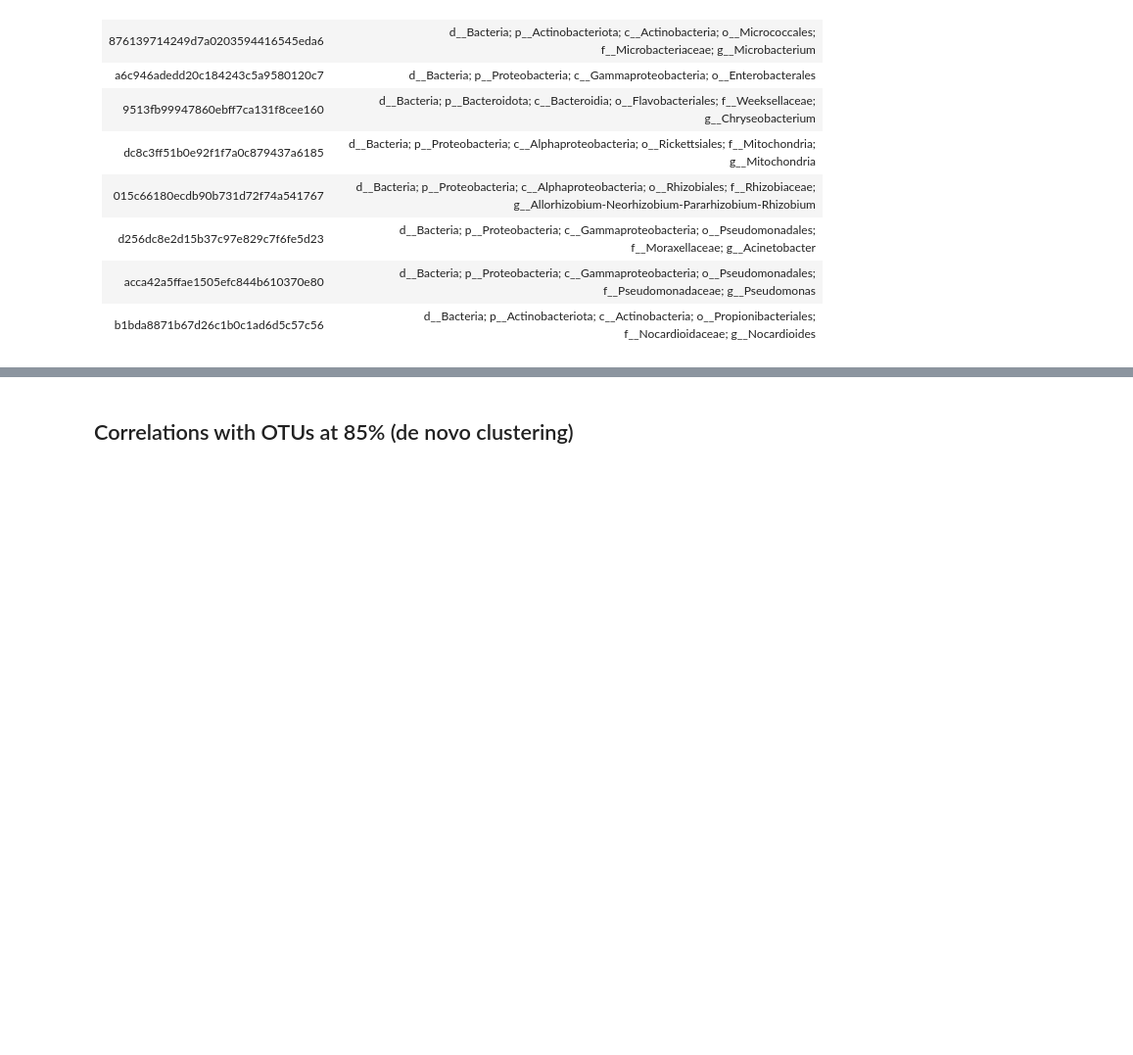
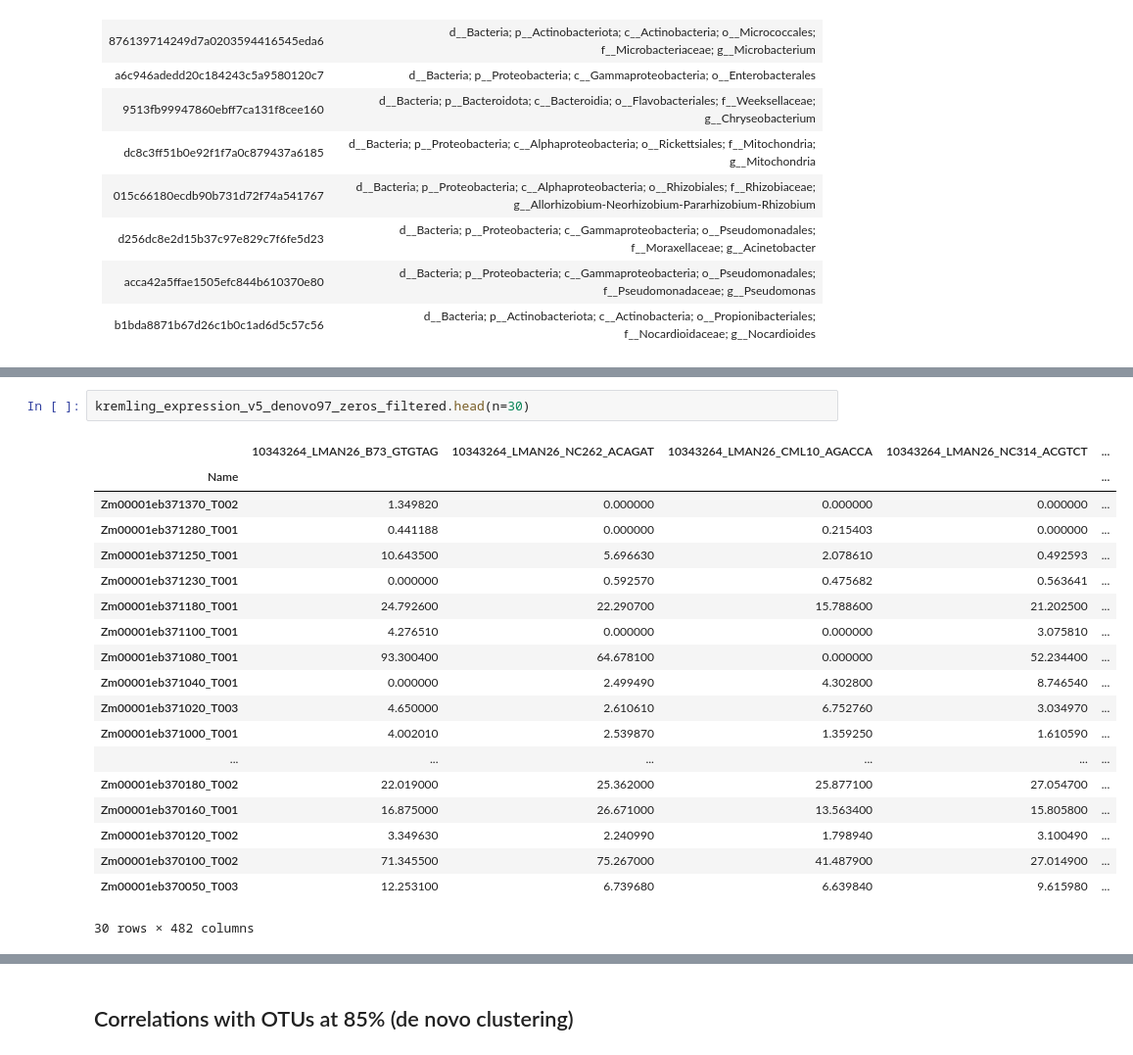
Before and after one commit to SantosRAC/maize_microbiome_transcriptomics, a Jupyter notebook: correlations_rnaseq_metataxonomics/expr_metataxonomics_clustasvs_cors.ipynb, the cells around one changed output, grey strips where cells are left out. Shown at 98% size. Saved outputs shown, nothing was run; the diff lists cells and outputs as text; blank space fills up the shorter version.

```diff
--- a/correlations_rnaseq_metataxonomics/expr_metataxonomics_clustasvs_cors.ipynb
+++ b/correlations_rnaseq_metataxonomics/expr_metataxonomics_clustasvs_cors.ipynb
@@ -381,0 +436,22 @@ Taxonomy:
+# %%
+kremling_expression_v5_denovo97_zeros_filtered.head(n=30)
+# %% [output]
+|  | 10343264_LMAN26_B73_GTGTAG | 10343264_LMAN26_NC262_ACAGAT | 10343264_LMAN26_CML10_AGACCA | 10343264_LMAN26_NC314_ACGTCT | ... |
+| Name |  |  |  |  | ... |
+| Zm00001eb371370_T002 | 1.349820 | 0.000000 | 0.000000 | 0.000000 | ... |
+| Zm00001eb371280_T001 | 0.441188 | 0.000000 | 0.215403 | 0.000000 | ... |
+| Zm00001eb371250_T001 | 10.643500 | 5.696630 | 2.078610 | 0.492593 | ... |
+| Zm00001eb371230_T001 | 0.000000 | 0.592570 | 0.475682 | 0.563641 | ... |
+| Zm00001eb371180_T001 | 24.792600 | 22.290700 | 15.788600 | 21.202500 | ... |
+| Zm00001eb371100_T001 | 4.276510 | 0.000000 | 0.000000 | 3.075810 | ... |
+| Zm00001eb371080_T001 | 93.300400 | 64.678100 | 0.000000 | 52.234400 | ... |
+| Zm00001eb371040_T001 | 0.000000 | 2.499490 | 4.302800 | 8.746540 | ... |
+| Zm00001eb371020_T003 | 4.650000 | 2.610610 | 6.752760 | 3.034970 | ... |
+| Zm00001eb371000_T001 | 4.002010 | 2.539870 | 1.359250 | 1.610590 | ... |
+| ... | ... | ... | ... | ... | ... |
+| Zm00001eb370180_T002 | 22.019000 | 25.362000 | 25.877100 | 27.054700 | ... |
+| Zm00001eb370160_T001 | 16.875000 | 26.671000 | 13.563400 | 15.805800 | ... |
+| Zm00001eb370120_T002 | 3.349630 | 2.240990 | 1.798940 | 3.100490 | ... |
+| Zm00001eb370100_T002 | 71.345500 | 75.267000 | 41.487900 | 27.014900 | ... |
+| Zm00001eb370050_T003 | 12.253100 | 6.739680 | 6.639840 | 9.615980 | ... |
+30 rows × 482 columns
```
Also changed, not shown: parts of 4 cells of this notebook.
